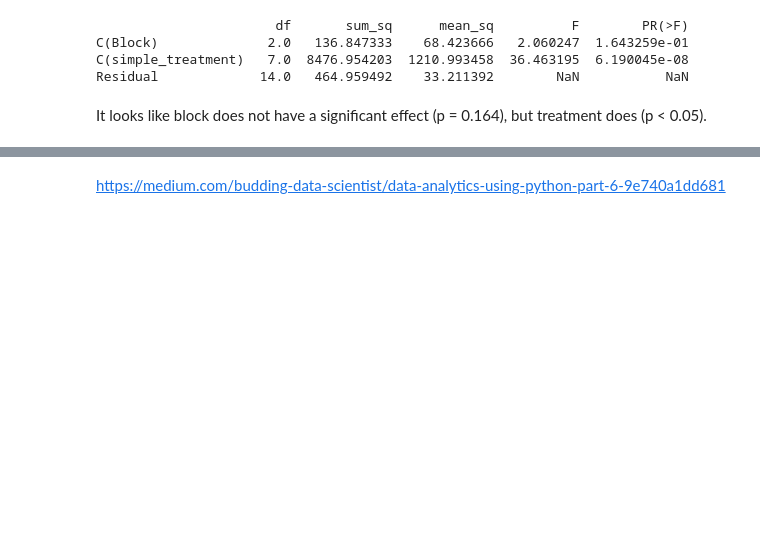
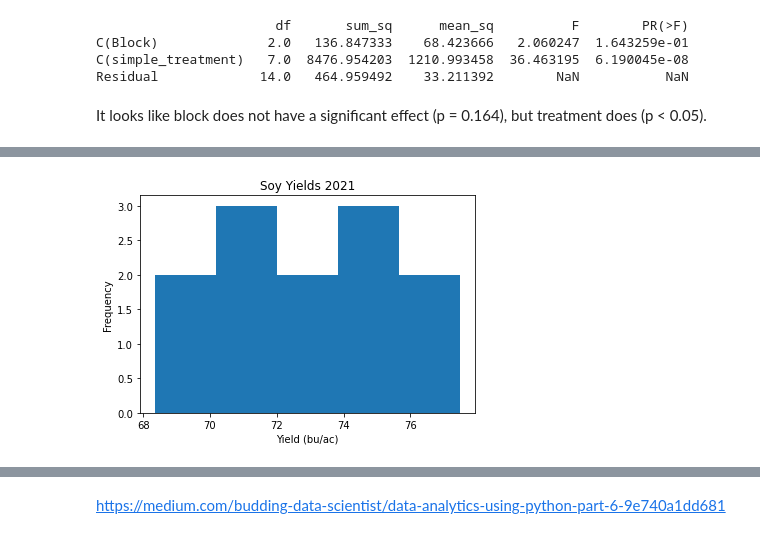
Before and after one commit to gabbymyers/516X-Project, a Jupyter notebook: _data/Yield Analysis.ipynb, the cells around one changed output, grey strips where cells are left out. Drawn from its saved outputs; the diff is of its cells as text; code cells hidden in the pictures; blank space fills up the shorter version.

```diff
--- a/_data/Yield Analysis.ipynb
+++ b/_data/Yield Analysis.ipynb
@@ -346,0 +455,3 @@ It looks like block does not have a significant effect (p = 0.164), but treatmen
+# %%
+soy_only = soy_only.rename(columns={"Simp. Treatment": "simple_treatment"})
+soy_only.head()
@@ -346,0 +475,8 @@ It looks like block does not have a significant effect (p = 0.164), but treatmen
+# %%
+plt.hist(x='Yield', bins = 'auto', data = soy_only)
+plt.title("Soy Yields 2021")
+plt.xlabel('Yield (bu/ac)')
+plt.ylabel('Frequency')
+plt.savefig('Soy Histogram.jpg', bbox_inches='tight')
+# %% [output]
+[figure, added]
```
Also changed, not shown: parts of 33 cells of this notebook.
